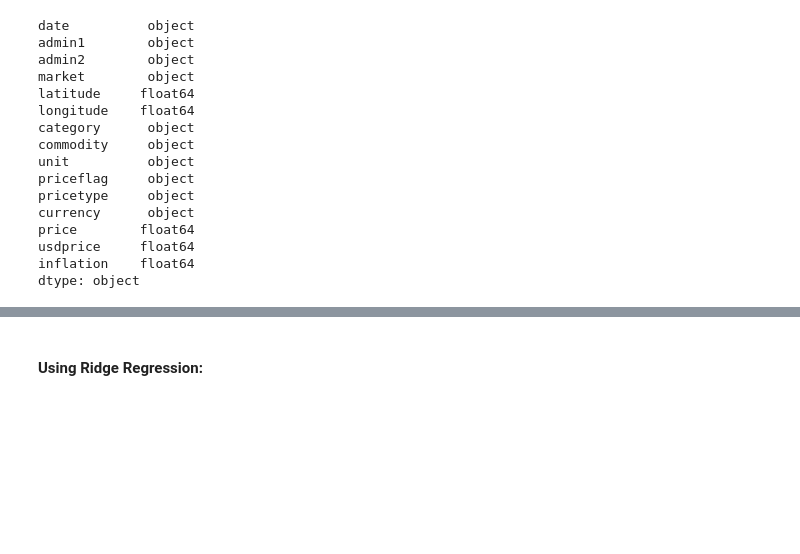
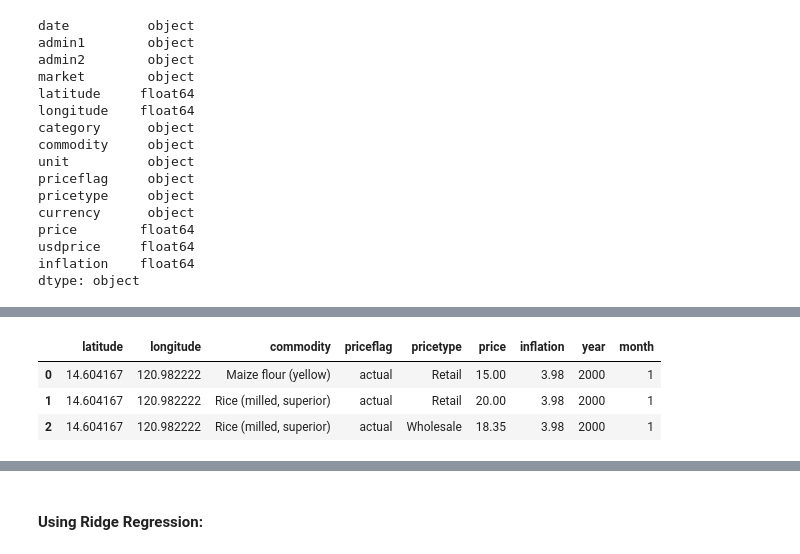
Before and after one commit to adzmco23/cs180-group23-project, a Jupyter notebook: CS-180-Final-Project.ipynb, the cells around one changed output, grey strips where cells are left out. Drawn from its saved outputs; the diff is of its cells as text; code cells hidden in the pictures; blank space fills up the shorter version.

```diff
--- a/CS-180-Final-Project.ipynb
+++ b/CS-180-Final-Project.ipynb
@@ -76,0 +87,10 @@ data.drop(data.loc[data['price']==0].index, inplace=True)
+# %%
+#Drop the unnecessary columns from the dataset
+data = data.drop(['date', 'admin1','admin2','market','category', 'currency', 'unit'
+        ,'usdprice'], axis='columns')
+data.head(3)
+# %% [output]
+|  | latitude | longitude | commodity | priceflag | pricetype | price | inflation | year | month |
+| 0 | 14.604167 | 120.982222 | Maize flour (yellow) | actual | Retail | 15.00 | 3.98 | 2000 | 1 |
+| 1 | 14.604167 | 120.982222 | Rice (milled, superior) | actual | Retail | 20.00 | 3.98 | 2000 | 1 |
+| 2 | 14.604167 | 120.982222 | Rice (milled, superior) | actual | Wholesale | 18.35 | 3.98 | 2000 | 1 |
```
Also changed, not shown: parts of 31 cells of this notebook.
